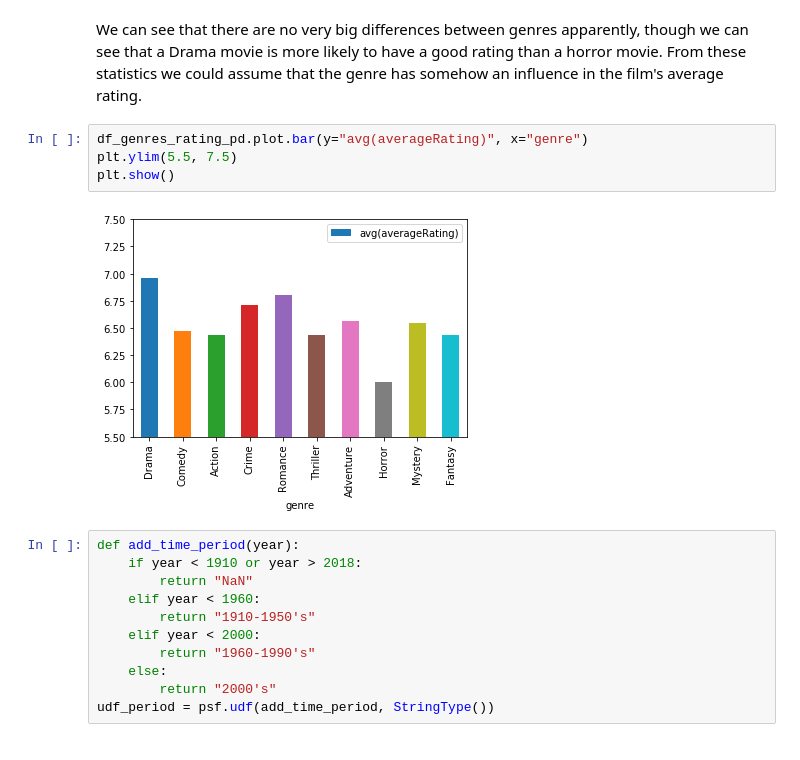
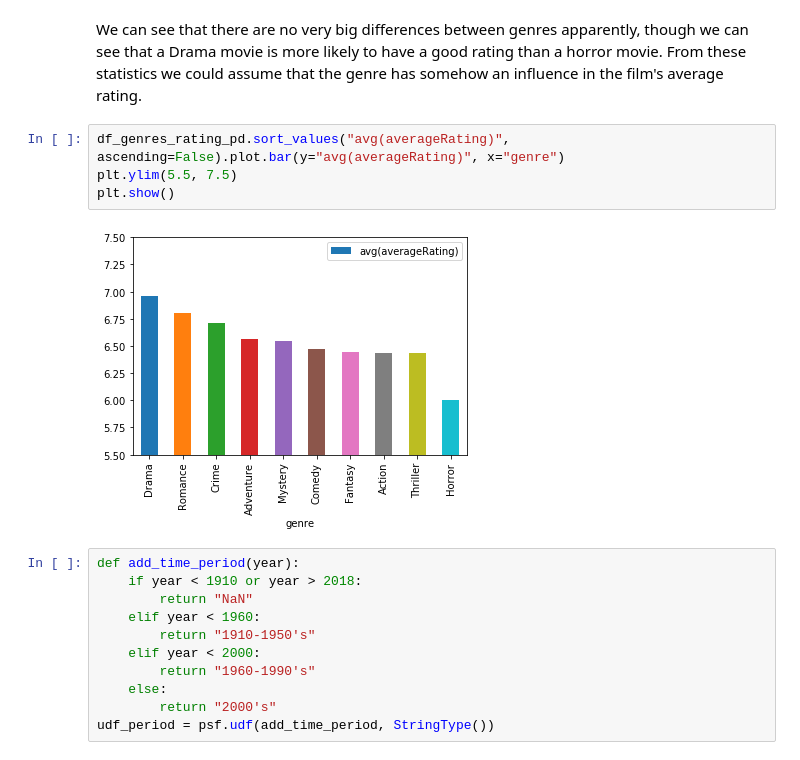
Before and after one commit to Xabitsuki/adamax, a Jupyter notebook: Notebook2 martin.ipynb, the cells around one changed output. Cells and saved outputs as stored; diff of their text form.

```diff
--- a/Notebook2 martin.ipynb
+++ b/Notebook2 martin.ipynb
@@ -290,11 +299,11 @@ df_genres_rating_pd = df_genres_avRating.sort("count(1)", ascending=False).limit
 # %% [markdown]
 We can see that there are no very big differences between genres apparently, though we can see that a Drama movie is more likely to have a good rating than a horror movie. From these statistics we could assume that the genre has somehow an influence in the film's average rating.
 # %%
-df_genres_rating_pd.plot.bar(y="avg(averageRating)", x="genre")
+df_genres_rating_pd.sort_values("avg(averageRating)", ascending=False).plot.bar(y="avg(averageRating)", x="genre")
 plt.ylim(5.5, 7.5)
 plt.show()
 # %% [output]
-[figure, old version]
+[figure, new version]
 # %%
 def add_time_period(year):
     if year < 1910 or year > 2018:
```
Also changed, not shown: parts of 8 cells of this notebook.
